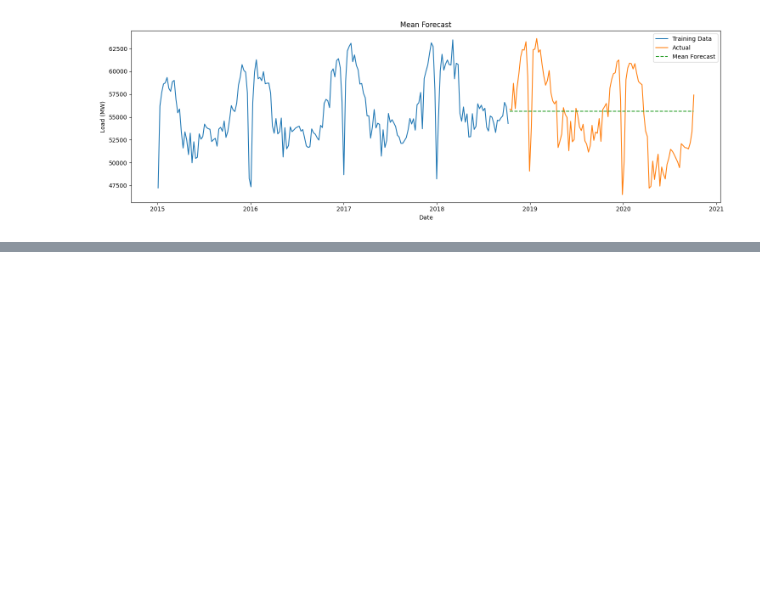
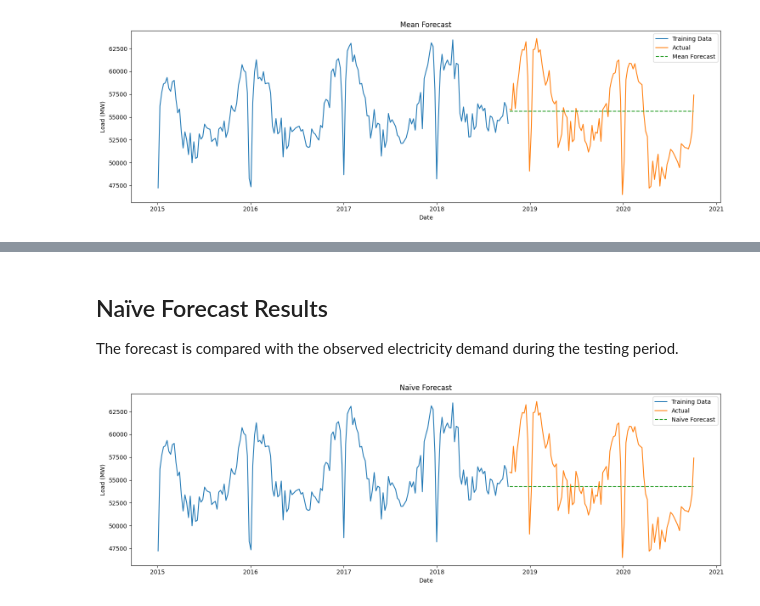
Before and after one commit to dekshinaudayan/german-electricity-demand-forecasting, a Jupyter notebook: notebooks/03_Benchmark_Models.ipynb, the cells around one changed output, grey strips where cells are left out. Saved outputs shown, nothing was run; the diff lists cells and outputs as text; code cells hidden in the pictures; blank space fills up the shorter version.

Commit message:
Implement Naïve benchmark forecast

```diff
--- a/notebooks/03_Benchmark_Models.ipynb
+++ b/notebooks/03_Benchmark_Models.ipynb
@@ -27,10 +27,12 @@ The processed weekly electricity demand series is loaded and divided into traini
 # Load weekly electricity demand
 
 weekly_load = pd.read_csv(
-    "../data/weekly_load.csv",
-    index_col=0,
-    parse_dates=True
+    "/content/weekly_load.csv",
+    parse_dates=["timestamp"],
+    index_col="timestamp"
 )
+
+weekly_load.head()
 # %% [output]
 |  | load |
 | timestamp |  |
@@ -245,0 +280,46 @@ plt.show()
+# %% [markdown]
+## Naïve Forecast Results
+
+The forecast is compared with the observed electricity demand during the testing period.
+# %%
+# Plot the Naïve Forecast
+
+plt.figure(figsize=(15,5))
+
+plt.plot(
+    train.index,
+    train["load"],
+    label="Training Data"
+)
+
+plt.plot(
+    test.index,
+    test["load"],
+    label="Actual"
+)
+
+plt.plot(
+    test.index,
+    naive_forecast,
+    "--",
+    label="Naïve Forecast"
+)
+
+plt.title("Naïve Forecast")
+
+plt.xlabel("Date")
+plt.ylabel("Load (MW)")
+
+plt.legend()
+
+plt.tight_layout()
+
+plt.savefig(
+    "naive_forecast.png",
+    dpi=300,
+    bbox_inches="tight"
+)
+
+plt.show()
+# %% [output]
+[figure, added]
```
Also changed, not shown: parts of 4 cells of this notebook.
